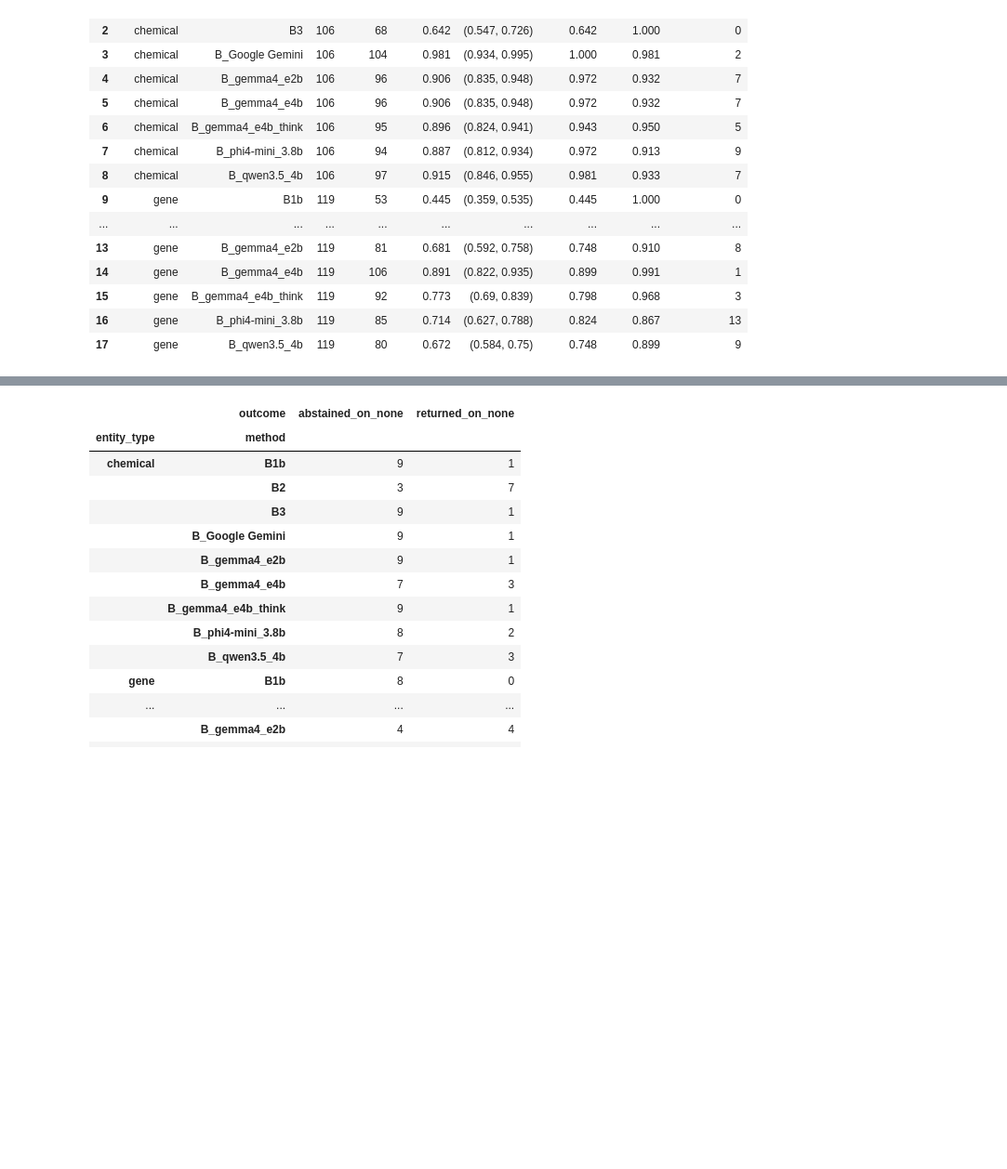
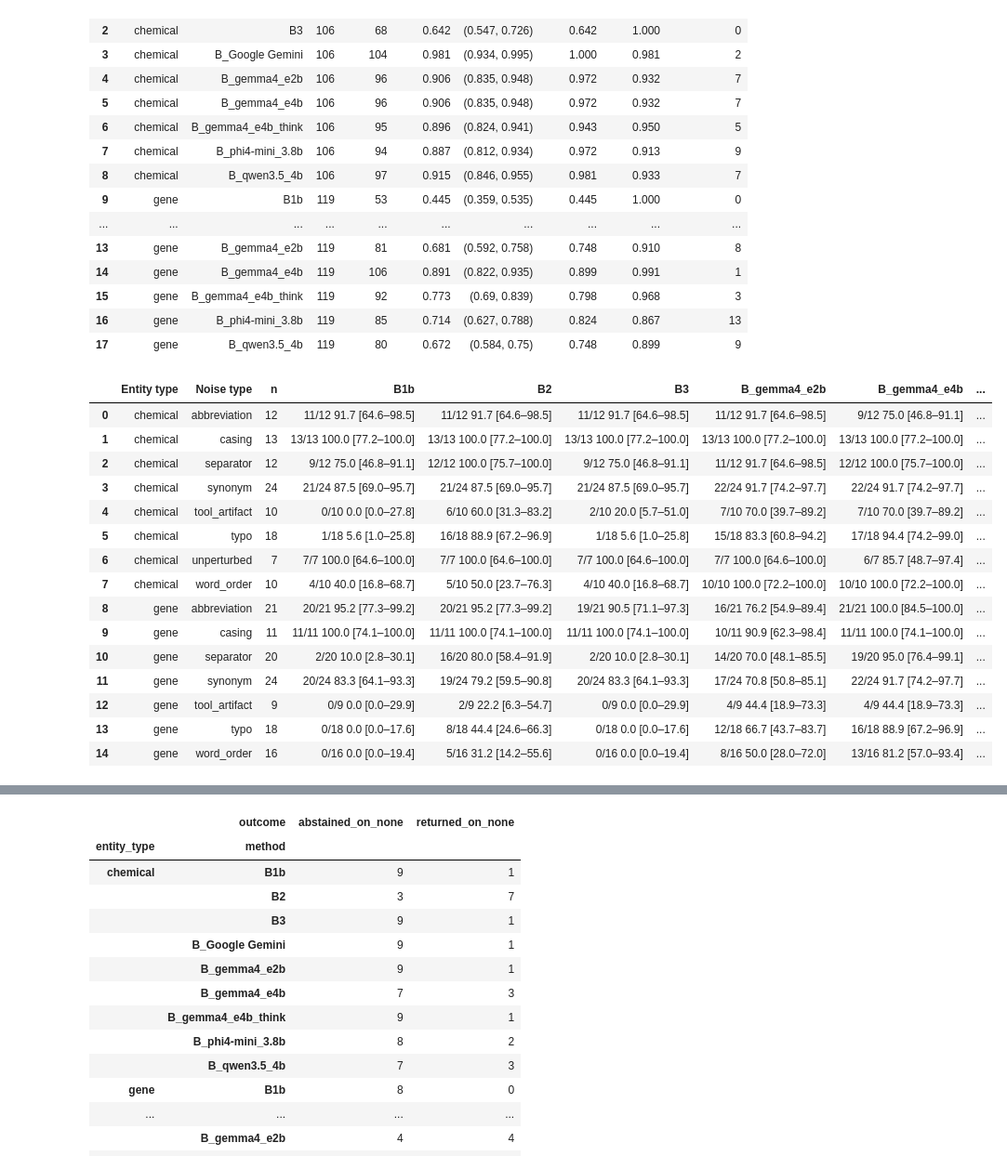
Before and after one commit to mathiashusted/local-entity-normalization, a Jupyter notebook: scripts/final/results.ipynb, the cells around one changed output, grey strips where cells are left out. Shown at 93% size. Drawn from its saved outputs; the diff is of its cells as text; code cells hidden in the pictures; blank space fills up the shorter version.

```diff
--- a/scripts/final/results.ipynb
+++ b/scripts/final/results.ipynb
@@ -77,6 +77,62 @@ final_headline
 | 15 | gene | B_gemma4_e4b_think | 119 | 92 | 0.773 | (0.69, 0.839) | 0.798 | 0.968 | 3 |
 | 16 | gene | B_phi4-mini_3.8b | 119 | 85 | 0.714 | (0.627, 0.788) | 0.824 | 0.867 | 13 |
 | 17 | gene | B_qwen3.5_4b | 119 | 80 | 0.672 | (0.584, 0.75) | 0.748 | 0.899 | 9 |
+# %%
+# Claude Opus 5.5 (Anthropic) wrote this cell (14.10.2026). This cell is copied and slightly edited from the llm_evaluation.ipynb notebook and represents Claude's
+# adaptation of the per-class table. The original table was already written by Claude, and it was asked to copy it over here.
+# Prompt: Please create the copy of the cell for the per-class accuracy table just like it was in llm_evaluation.ipynb.
+# Input: - llm_evaluation.ipynb
+#        - This file up until this cell
+class_single = combined[combined['id_status'] == "single"]
+
+method_names = []
+for name in class_single['method']:
+    if name not in method_names:
+        method_names.append(name)
+
+def calc_accuracy_ci(group):
+    correct_count = (group['outcome'] == "correct").sum()
+    low, high = wilson_score_interval(correct_count, len(group))
+    return f"{correct_count}/{len(group)} {100 * correct_count / len(group):.1f} [{100 * low:.1f}–{100 * high:.1f}]"
+
+class_grouped = class_single.groupby(['entity_type', 'noise_type'])
+
+table_rows = []
+wrong_rows = []
+for key, group in class_grouped:
+    entity_type, noise_type = key
+    n_class = len(group[group['method'] == method_names[0]])
+    row_acc = [entity_type, noise_type, n_class]
+    row_wrong = [entity_type, noise_type, n_class]
+    for method_name in method_names:
+        method_group = group[group['method'] == method_name]
+        assert len(method_group) == n_class, (key, method_name)
+        row_acc.append(calc_accuracy_ci(method_group))
+        row_wrong.append((method_group['outcome'] == "wrong_entity").sum())
+    table_rows.append(row_acc)
+    wrong_rows.append(row_wrong)
+
+final_class_table = pd.DataFrame(table_rows, columns=["Entity type", "Noise type", "n"] + method_names)
+final_class_wrong = pd.DataFrame(wrong_rows, columns=["Entity type", "Noise type", "n"] + method_names)
+
+final_class_table
+# %% [output]
+|  | Entity type | Noise type | n | B1b | B2 | B3 | B_gemma4_e2b | B_gemma4_e4b | ... |
+| 0 | chemical | abbreviation | 12 | 11/12 91.7 [64.6–98.5] | 11/12 91.7 [64.6–98.5] | 11/12 91.7 [64.6–98.5] | 11/12 91.7 [64.6–98.5] | 9/12 75.0 [46.8–91.1] | ... |
+| 1 | chemical | casing | 13 | 13/13 100.0 [77.2–100.0] | 13/13 100.0 [77.2–100.0] | 13/13 100.0 [77.2–100.0] | 13/13 100.0 [77.2–100.0] | 13/13 100.0 [77.2–100.0] | ... |
+| 2 | chemical | separator | 12 | 9/12 75.0 [46.8–91.1] | 12/12 100.0 [75.7–100.0] | 9/12 75.0 [46.8–91.1] | 11/12 91.7 [64.6–98.5] | 12/12 100.0 [75.7–100.0] | ... |
+| 3 | chemical | synonym | 24 | 21/24 87.5 [69.0–95.7] | 21/24 87.5 [69.0–95.7] | 21/24 87.5 [69.0–95.7] | 22/24 91.7 [74.2–97.7] | 22/24 91.7 [74.2–97.7] | ... |
+| 4 | chemical | tool_artifact | 10 | 0/10 0.0 [0.0–27.8] | 6/10 60.0 [31.3–83.2] | 2/10 20.0 [5.7–51.0] | 7/10 70.0 [39.7–89.2] | 7/10 70.0 [39.7–89.2] | ... |
+| 5 | chemical | typo | 18 | 1/18 5.6 [1.0–25.8] | 16/18 88.9 [67.2–96.9] | 1/18 5.6 [1.0–25.8] | 15/18 83.3 [60.8–94.2] | 17/18 94.4 [74.2–99.0] | ... |
+| 6 | chemical | unperturbed | 7 | 7/7 100.0 [64.6–100.0] | 7/7 100.0 [64.6–100.0] | 7/7 100.0 [64.6–100.0] | 7/7 100.0 [64.6–100.0] | 6/7 85.7 [48.7–97.4] | ... |
+| 7 | chemical | word_order | 10 | 4/10 40.0 [16.8–68.7] | 5/10 50.0 [23.7–76.3] | 4/10 40.0 [16.8–68.7] | 10/10 100.0 [72.2–100.0] | 10/10 100.0 [72.2–100.0] | ... |
+| 8 | gene | abbreviation | 21 | 20/21 95.2 [77.3–99.2] | 20/21 95.2 [77.3–99.2] | 19/21 90.5 [71.1–97.3] | 16/21 76.2 [54.9–89.4] | 21/21 100.0 [84.5–100.0] | ... |
+| 9 | gene | casing | 11 | 11/11 100.0 [74.1–100.0] | 11/11 100.0 [74.1–100.0] | 11/11 100.0 [74.1–100.0] | 10/11 90.9 [62.3–98.4] | 11/11 100.0 [74.1–100.0] | ... |
+| 10 | gene | separator | 20 | 2/20 10.0 [2.8–30.1] | 16/20 80.0 [58.4–91.9] | 2/20 10.0 [2.8–30.1] | 14/20 70.0 [48.1–85.5] | 19/20 95.0 [76.4–99.1] | ... |
+| 11 | gene | synonym | 24 | 20/24 83.3 [64.1–93.3] | 19/24 79.2 [59.5–90.8] | 20/24 83.3 [64.1–93.3] | 17/24 70.8 [50.8–85.1] | 22/24 91.7 [74.2–97.7] | ... |
+| 12 | gene | tool_artifact | 9 | 0/9 0.0 [0.0–29.9] | 2/9 22.2 [6.3–54.7] | 0/9 0.0 [0.0–29.9] | 4/9 44.4 [18.9–73.3] | 4/9 44.4 [18.9–73.3] | ... |
+| 13 | gene | typo | 18 | 0/18 0.0 [0.0–17.6] | 8/18 44.4 [24.6–66.3] | 0/18 0.0 [0.0–17.6] | 12/18 66.7 [43.7–83.7] | 16/18 88.9 [67.2–96.9] | ... |
+| 14 | gene | word_order | 16 | 0/16 0.0 [0.0–19.4] | 5/16 31.2 [14.2–55.6] | 0/16 0.0 [0.0–19.4] | 8/16 50.0 [28.0–72.0] | 13/16 81.2 [57.0–93.4] | ... |
 # %%
 # Claude Opus 5.5 (Anthropic) wrote this cell (14.10.2026). This cell is copied and slightly edited from the llm_evaluation.ipynb notebook and represents Claude's
 # adaptation of the headline table from arm B for arm A. The original table is mine and it was done purely for time saving purposes.
```
Also changed, not shown: parts of 15 cells of this notebook, 3 other files.
